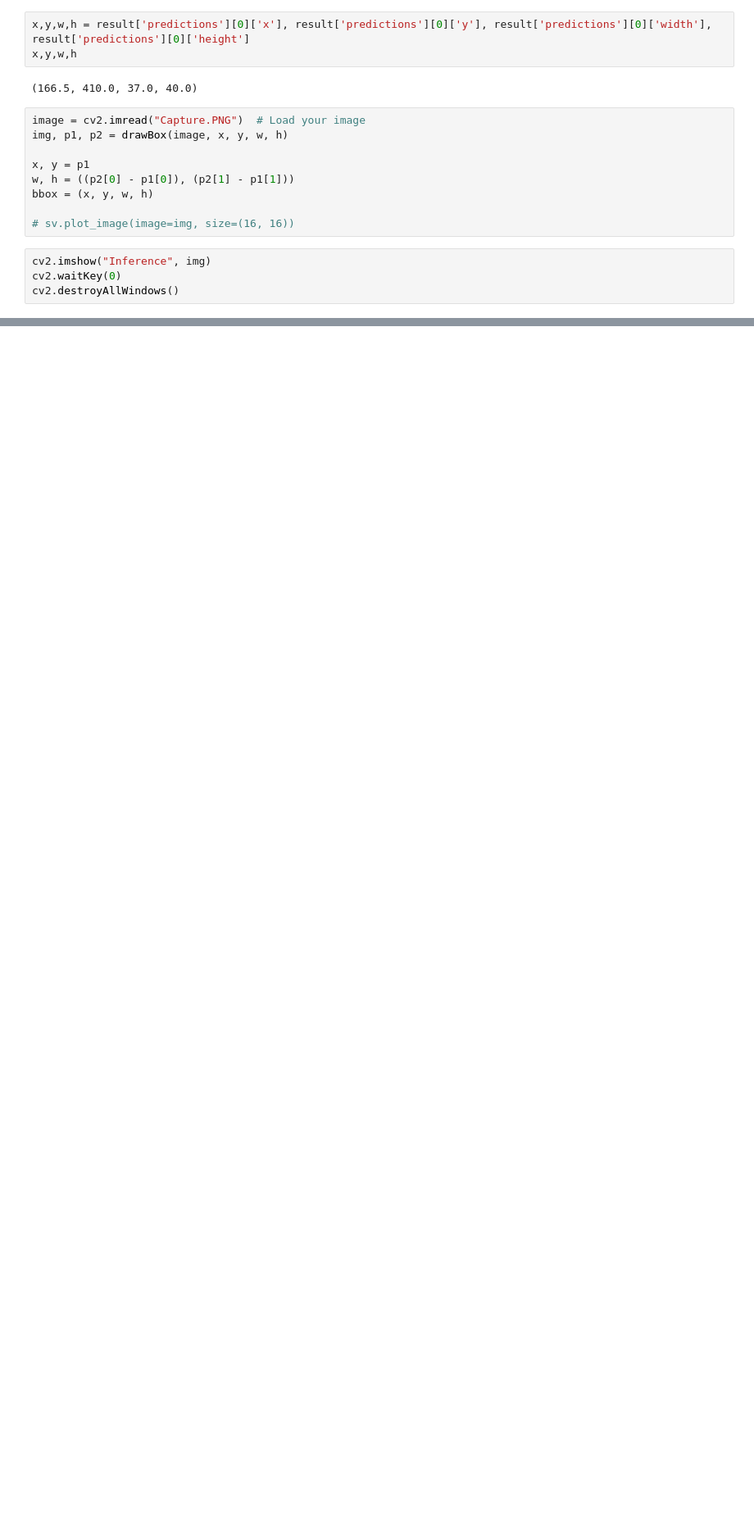
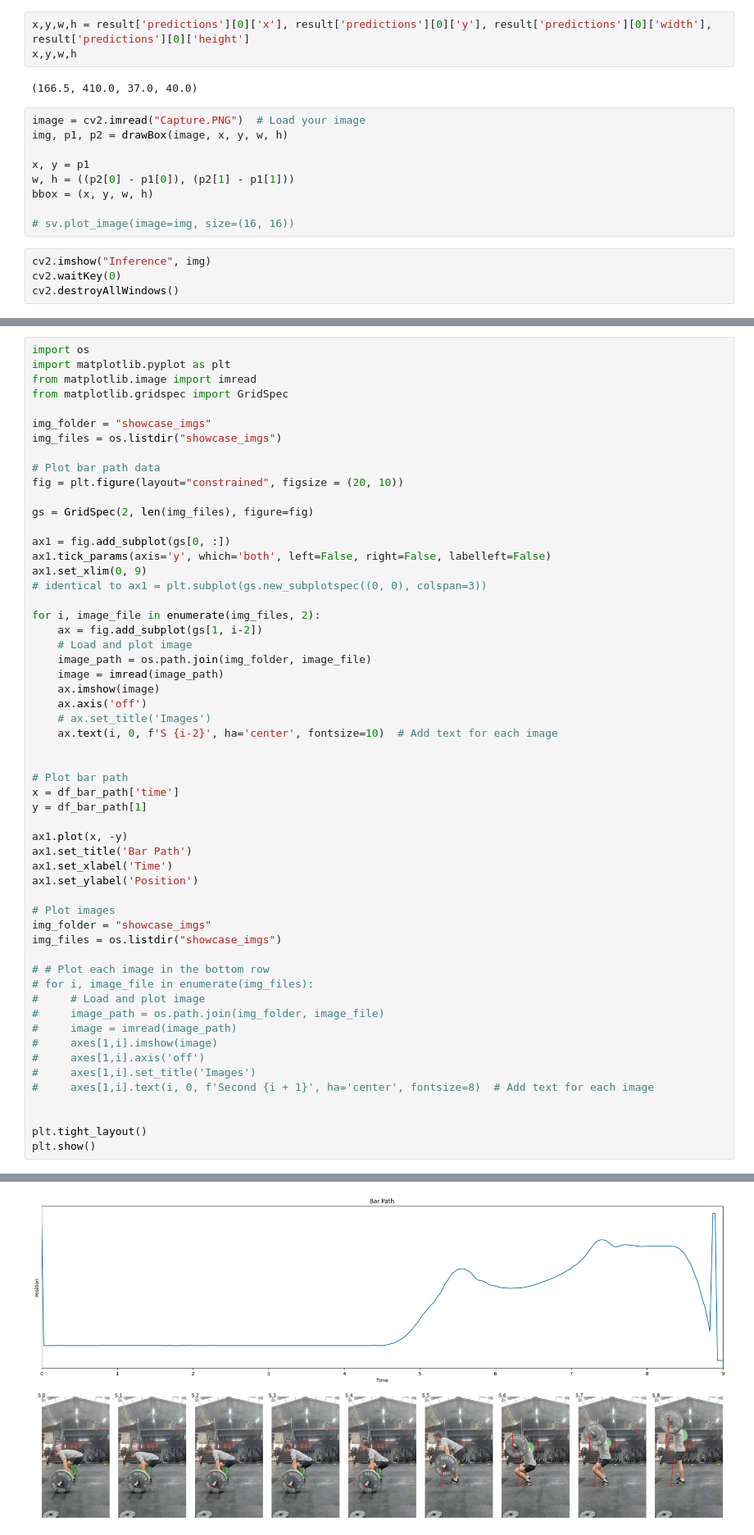
Before and after one commit to cmurga95/sports-performance, a Jupyter notebook: bar-path-analysis/roboflow-trained.ipynb, the cells around one changed output, grey strips where cells are left out. Shown at 82% size. Cells and saved outputs as stored; diff of their text form; blank space fills up the shorter version.

```diff
--- a/bar-path-analysis/roboflow-trained.ipynb
+++ b/bar-path-analysis/roboflow-trained.ipynb
@@ -233,0 +333,57 @@ cv2.destroyAllWindows()
+# %%
+import os
+import matplotlib.pyplot as plt
+from matplotlib.image import imread
+from matplotlib.gridspec import GridSpec
+
+img_folder = "showcase_imgs"
+img_files = os.listdir("showcase_imgs")
+
+# Plot bar path data
+fig = plt.figure(layout="constrained", figsize = (20, 10))
+
+gs = GridSpec(2, len(img_files), figure=fig)
+
+ax1 = fig.add_subplot(gs[0, :])
+ax1.tick_params(axis='y', which='both', left=False, right=False, labelleft=False)
+ax1.set_xlim(0, 9)
+# identical to ax1 = plt.subplot(gs.new_subplotspec((0, 0), colspan=3))
+
+for i, image_file in enumerate(img_files, 2):
+    ax = fig.add_subplot(gs[1, i-2])
+    # Load and plot image
+    image_path = os.path.join(img_folder, image_file)
+    image = imread(image_path)
+    ax.imshow(image)
+    ax.axis('off')
+    # ax.set_title('Images')
+    ax.text(i, 0, f'S {i-2}', ha='center', fontsize=10)  # Add text for each image
+
+
+# Plot bar path
+x = df_bar_path['time']
+y = df_bar_path[1]
+
+ax1.plot(x, -y)
+ax1.set_title('Bar Path')
+ax1.set_xlabel('Time')
+ax1.set_ylabel('Position')
+
+# Plot images
+img_folder = "showcase_imgs"
+img_files = os.listdir("showcase_imgs")
+
+# # Plot each image in the bottom row
+# for i, image_file in enumerate(img_files):
+#     # Load and plot image
+#     image_path = os.path.join(img_folder, image_file)
+#     image = imread(image_path)
+#     axes[1,i].imshow(image)
+#     axes[1,i].axis('off')
+#     axes[1,i].set_title('Images')
+#     axes[1,i].text(i, 0, f'Second {i + 1}', ha='center', fontsize=8)  # Add text for each image
+
+
+plt.tight_layout()
+plt.show()
+# %% [output]
@@ -233,0 +391 @@ cv2.destroyAllWindows()
+[figure, added]
```
Also changed, not shown: parts of 9 cells of this notebook, 14 other files.
